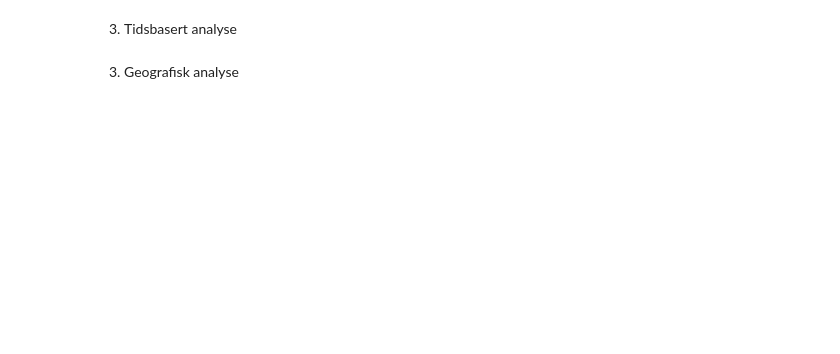
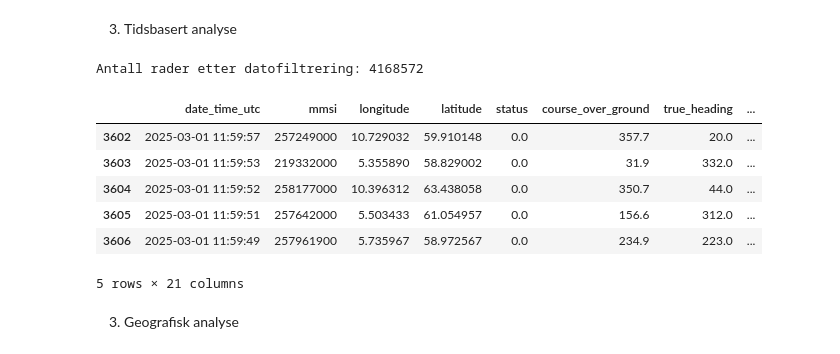
Before and after one commit to kartAI/kaidata_geolake, a Jupyter notebook: demo.ipynb, the cells around one changed output. Saved outputs shown, nothing was run; the diff lists cells and outputs as text; code cells hidden in the pictures; blank space fills up the shorter version.

```diff
--- a/demo.ipynb
+++ b/demo.ipynb
@@ -626,8 +209,17 @@ gdf.head()
 3. Tidsbasert analyse
 # %%
 # Filtrere på dato
-gdf_dato = filtrer_på_dato(gdf, 'date_time_utc', '2025-01-01 12:00:00')
+gdf_dato = filtrer_på_dato(gdf, 'date_time_utc', '2025-03-01 11:00:00')
 gdf_dato.head()
+# %% [output]
+Antall rader etter datofiltrering: 4168572
+|  | date_time_utc | mmsi | longitude | latitude | status | course_over_ground | true_heading | ... |
+| 3602 | 2025-03-01 11:59:57 | 257249000 | 10.729032 | 59.910148 | 0.0 | 357.7 | 20.0 | ... |
+| 3603 | 2025-03-01 11:59:53 | 219332000 | 5.355890 | 58.829002 | 0.0 | 31.9 | 332.0 | ... |
+| 3604 | 2025-03-01 11:59:52 | 258177000 | 10.396312 | 63.438058 | 0.0 | 350.7 | 44.0 | ... |
+| 3605 | 2025-03-01 11:59:51 | 257642000 | 5.503433 | 61.054957 | 0.0 | 156.6 | 312.0 | ... |
+| 3606 | 2025-03-01 11:59:49 | 257961900 | 5.735967 | 58.972567 | 0.0 | 234.9 | 223.0 | ... |
+5 rows × 21 columns
 # %% [markdown]
 3. Geografisk analyse
 # %%
```
Also changed, not shown: parts of 30 cells of this notebook, 2 other files.
